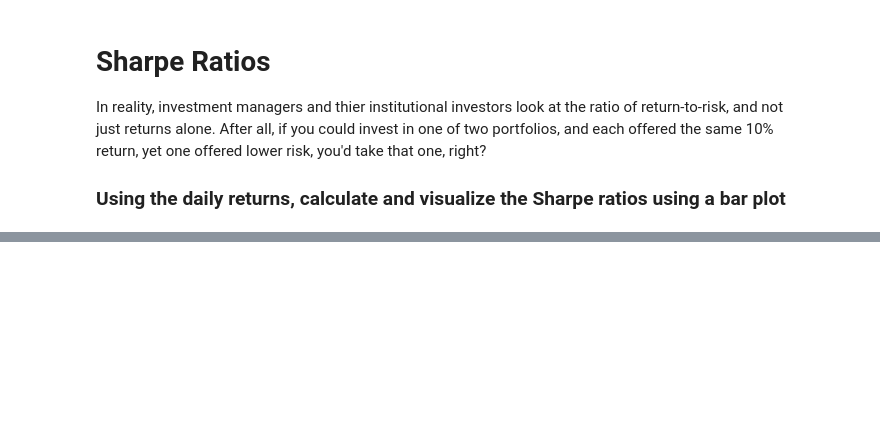
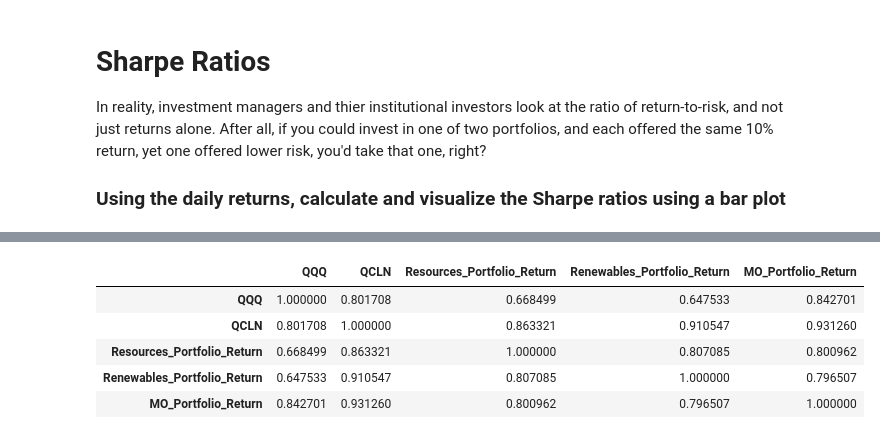
Before and after one commit to ahcano/project1_group4, a Jupyter notebook: green_analysis.ipynb, the cells around one changed output, grey strips where cells are left out. Cells and saved outputs as stored; diff of their text form; code cells hidden in the pictures; blank space fills up the shorter version.

```diff
--- a/green_analysis.ipynb
+++ b/green_analysis.ipynb
@@ -559,0 +559,13 @@ plt.show()
+# %%
+return_correlation = combined_average_returns_portfolios.corr()
+
+# Display the correlation matrix
+
+return_correlation.style.background_gradient(cmap='coolwarm')
+# %% [output]
+|  | QQQ | QCLN | Resources_Portfolio_Return | Renewables_Portfolio_Return | MO_Portfolio_Return |
+| QQQ | 1.000000 | 0.801708 | 0.668499 | 0.647533 | 0.842701 |
+| QCLN | 0.801708 | 1.000000 | 0.863321 | 0.910547 | 0.931260 |
+| Resources_Portfolio_Return | 0.668499 | 0.863321 | 1.000000 | 0.807085 | 0.800962 |
+| Renewables_Portfolio_Return | 0.647533 | 0.910547 | 0.807085 | 1.000000 | 0.796507 |
+| MO_Portfolio_Return | 0.842701 | 0.931260 | 0.800962 | 0.796507 | 1.000000 |
```
Also changed, not shown: parts of 18 cells of this notebook.
